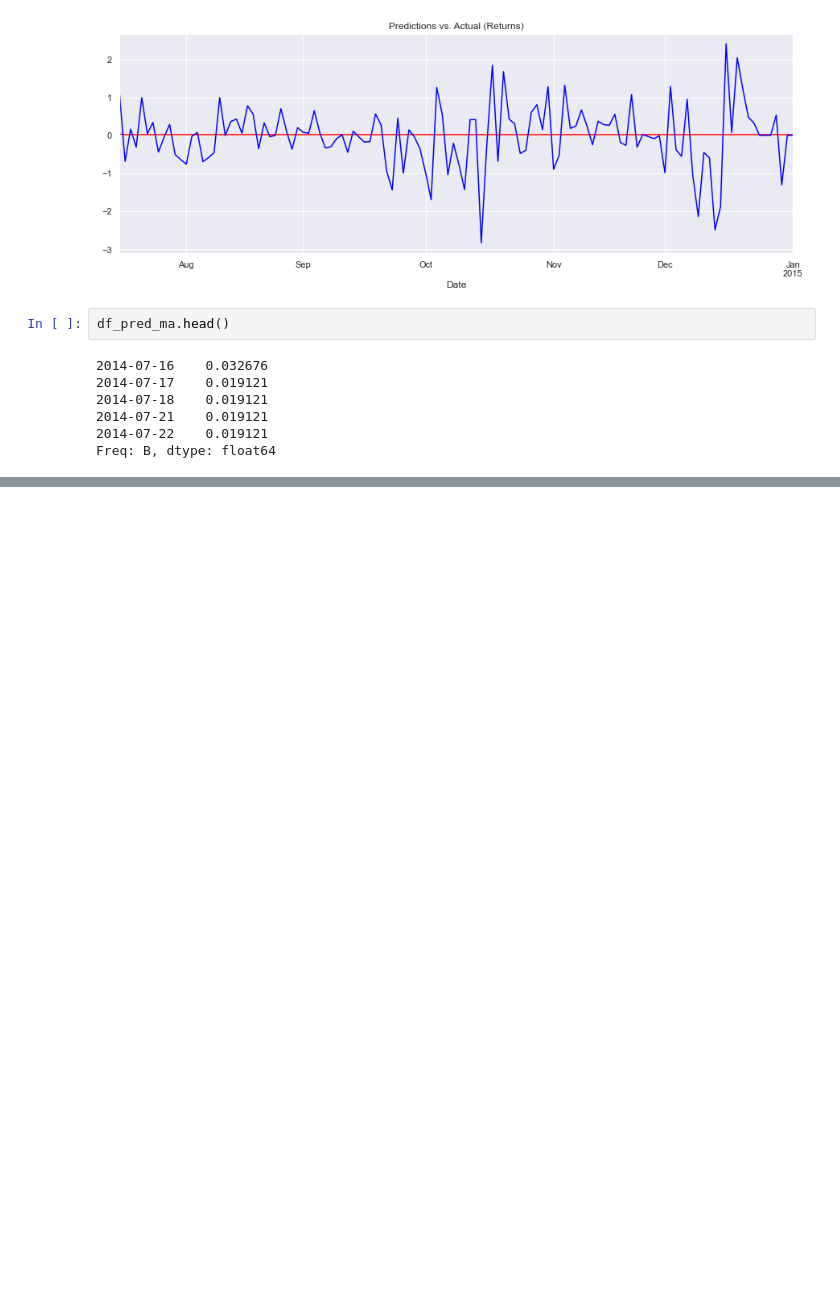
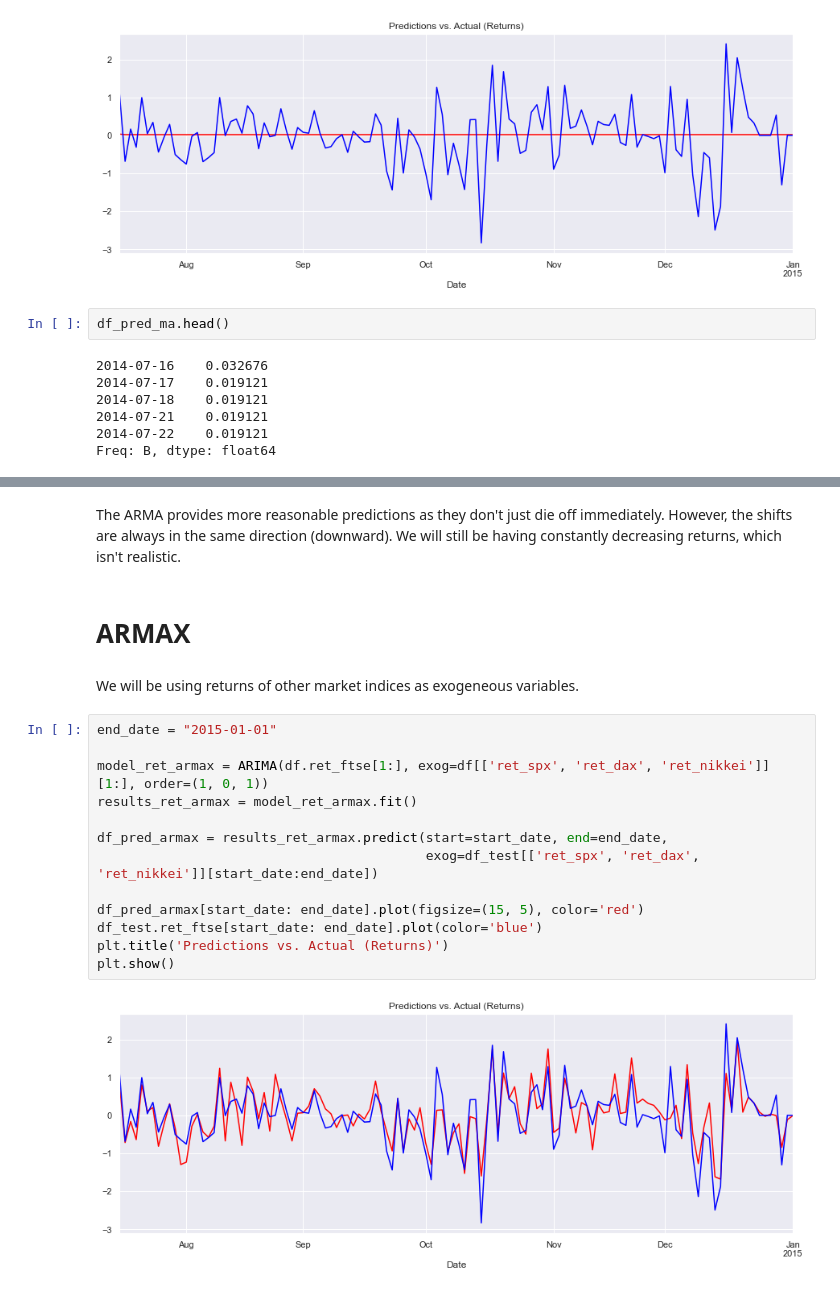
Before and after one commit to mkang32/snp500-analysis, a Jupyter notebook: notebooks/8.Forecasting.ipynb, the cells around one changed output, grey strips where cells are left out. Drawn from its saved outputs; the diff is of its cells as text; blank space fills up the shorter version.

```diff
--- a/notebooks/8.Forecasting.ipynb
+++ b/notebooks/8.Forecasting.ipynb
@@ -186,0 +224,21 @@ Freq: B, dtype: float64
+# %% [markdown]
+The ARMA provides more reasonable predictions as they don't just die off immediately. However, the shifts are always in the same direction (downward). We will still be having constantly decreasing returns, which isn't realistic.
+# %% [markdown]
+# ARMAX
+# %% [markdown]
+We will be using returns of other market indices as exogeneous variables.
+# %%
+end_date = "2015-01-01"
+
+model_ret_armax = ARIMA(df.ret_ftse[1:], exog=df[['ret_spx', 'ret_dax', 'ret_nikkei']][1:], order=(1, 0, 1))
+results_ret_armax = model_ret_armax.fit()
+
+df_pred_armax = results_ret_armax.predict(start=start_date, end=end_date,
+                                          exog=df_test[['ret_spx', 'ret_dax', 'ret_nikkei']][start_date:end_date])
+
+df_pred_armax[start_date: end_date].plot(figsize=(15, 5), color='red')
+df_test.ret_ftse[start_date: end_date].plot(color='blue')
+plt.title('Predictions vs. Actual (Returns)')
+plt.show()
+# %% [output]
+[figure, added]
```
Also changed, not shown: parts of 13 cells of this notebook.
